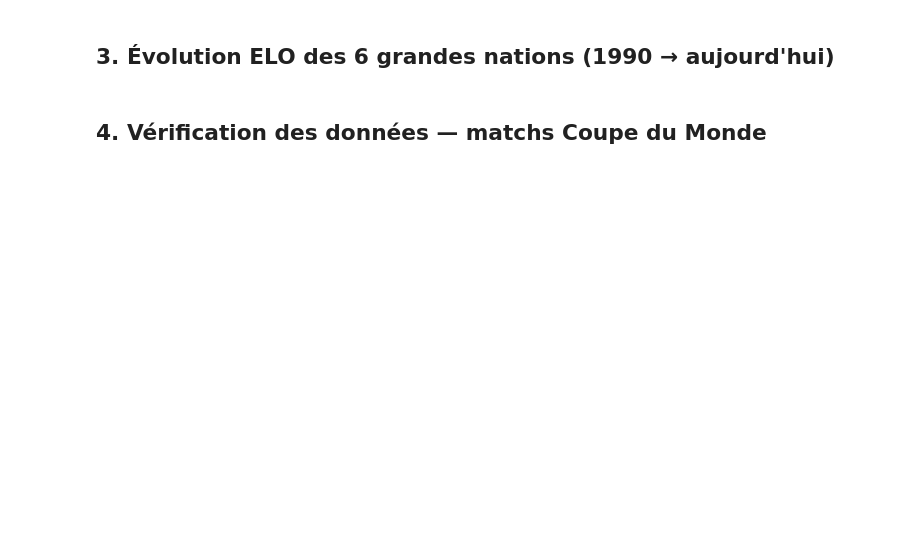
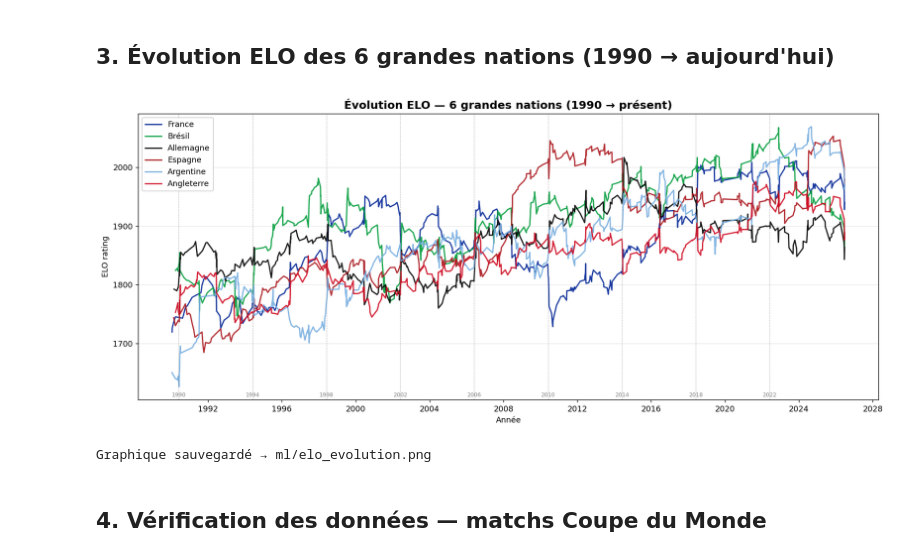
Before and after one commit to GHmysa/predictions-football-bot, a Jupyter notebook: ml/notebooks/exploration.ipynb, the cells around one changed output. Drawn from its saved outputs; the diff is of its cells as text; code cells hidden in the pictures; blank space fills up the shorter version.

```diff
--- a/ml/notebooks/exploration.ipynb
+++ b/ml/notebooks/exploration.ipynb
@@ -85,45 +104,29 @@ for t in tests:
 # --- Tri chronologique (obligatoire avant tout calcul ELO) ---
 df = df.sort_values('date').reset_index(drop=True)
 
-# ELO initial : toutes les équipes démarrent à 1500
-elo_current = {}   # {team_name: elo_float}  — état courant de chaque équipe
-ELO_INIT = 1500.0
-
-# elo_history contiendra une ligne par (match, équipe) pour tracer l'évolution
-history_rows = []  # liste de dicts, convertie en DataFrame à la fin (plus rapide qu'append)
+elo_current  = {}      # état courant {team: elo}
+ELO_INIT     = 1500.0
+history_rows = []
 
 for _, row in df.iterrows():
-    home = row['home_team']
-    away = row['away_team']
-    date = row['date']
+    home, away, date = row['home_team'], row['away_team'], row['date']
 
-    # Récupérer l'ELO actuel (1500 si équipe jamais vue)
     elo_h = elo_current.get(home, ELO_INIT)
     elo_a = elo_current.get(away, ELO_INIT)
 
-    # Probabilité de victoire de l'équipe domicile selon l'ELO
     expected_home = 1.0 / (1.0 + 10.0 ** ((elo_a - elo_h) / 400.0))
 
-    # Score réel : 1 = victoire dom., 0.5 = nul, 0 = défaite dom.
-    if row['home_score'] > row['away_score']:
-        score = 1.0
-    elif row['home_score'] == row['away_score']:
-        score = 0.5
-    else:
-        score = 0.0
+    if   row['home_score'] > row['away_score']: score = 1.0
+    elif row['home_score'] == row['away_score']: score = 0.5
+    else:                                        score = 0.0
 
-    # Facteur K selon le tournoi
     K = get_k(row['tournament'])
-
-    # Mise à jour des ELO
     new_elo_h = elo_h + K * (score - expected_home)
     new_elo_a = elo_a + K * ((1.0 - score) - (1.0 - expected_home))
 
-    # Sauvegarde de l'état après ce match
     elo_current[home] = new_elo_h
     elo_current[away] = new_elo_a
 
-    # Enregistrement dans l'historique (ELO après le match)
     history_rows.append({'date': date, 'team': home, 'elo': new_elo_h})
     history_rows.append({'date': date, 'team': away, 'elo': new_elo_a})
 
@@ -149,39 +176,35 @@ print(elo_latest[['team', 'elo']].head(20).to_string())
 # %%
 NATIONS = ['France', 'Brazil', 'Germany', 'Spain', 'Argentina', 'England']
 COLORS  = ['#002395', '#009C3B', '#000000', '#AA151B', '#74ACDF', '#CF081F']
 LABELS  = ['France', 'Brésil', 'Allemagne', 'Espagne', 'Argentine', 'Angleterre']
 
-# Filtrer l'historique à partir de 1990 pour les 6 nations
-mask = (
-    elo_history['team'].isin(NATIONS) &
-    (elo_history['date'] >= '1990-01-01')
-)
+mask = elo_history['team'].isin(NATIONS) & (elo_history['date'] >= '1990-01-01')
 elo_6 = elo_history[mask].copy()
 
 fig, ax = plt.subplots(figsize=(14, 6))
-
 for nation, color, label in zip(NATIONS, COLORS, LABELS):
     data = elo_6[elo_6['team'] == nation].sort_values('date')
     ax.plot(data['date'], data['elo'], label=label, color=color, linewidth=1.6, alpha=0.9)
 
-# Repères visuels : années des Coupes du Monde depuis 1990
-world_cups = [1990, 1994, 1998, 2002, 2006, 2010, 2014, 2018, 2022]
-for yr in world_cups:
+for yr in [1990, 1994, 1998, 2002, 2006, 2010, 2014, 2018, 2022]:
     ax.axvline(pd.Timestamp(f'{yr}-06-01'), color='gray', linestyle='--', linewidth=0.6, alpha=0.5)
     ax.text(pd.Timestamp(f'{yr}-06-01'), ax.get_ylim()[0] + 5, str(yr),
             fontsize=7, color='gray', ha='center')
 
 ax.set_title('Évolution ELO — 6 grandes nations (1990 → présent)', fontsize=14, fontweight='bold')
 ax.set_xlabel('Année')
 ax.set_ylabel('ELO rating')
 ax.xaxis.set_major_locator(mdates.YearLocator(4))
 ax.xaxis.set_major_formatter(mdates.DateFormatter('%Y'))
 ax.legend(loc='upper left', framealpha=0.9)
 ax.grid(axis='y', alpha=0.3)
 plt.tight_layout()
 plt.savefig('../elo_evolution.png', bbox_inches='tight')
 plt.show()
 print('Graphique sauvegardé → ml/elo_evolution.png')
+# %% [output]
+[figure, added]
+Graphique sauvegardé → ml/elo_evolution.png
 # %% [markdown]
 ## 4. Vérification des données — matchs Coupe du Monde
 # %%
```
Also changed, not shown: parts of 14 cells of this notebook, 3 other files.
